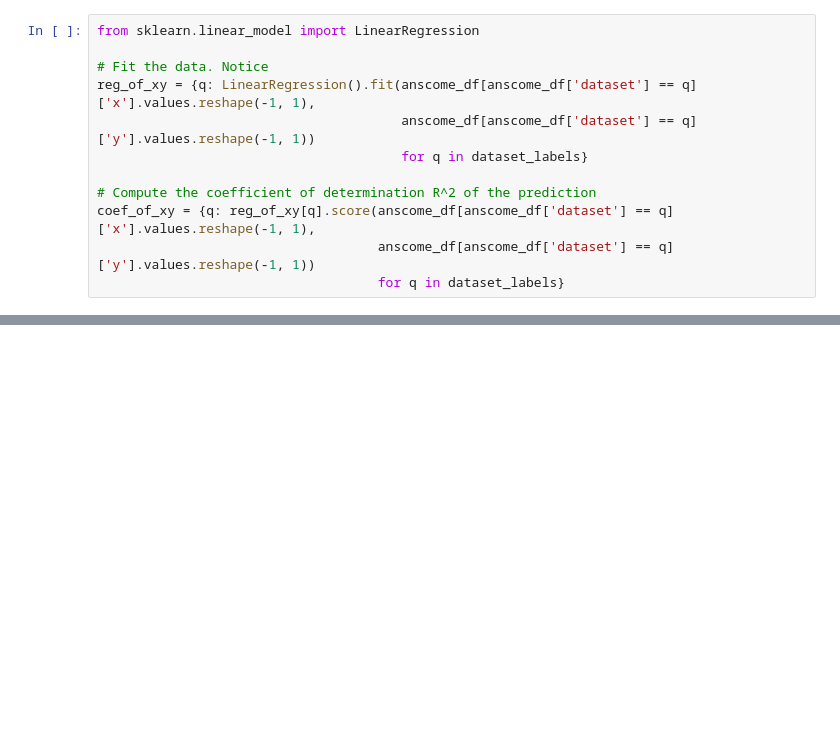
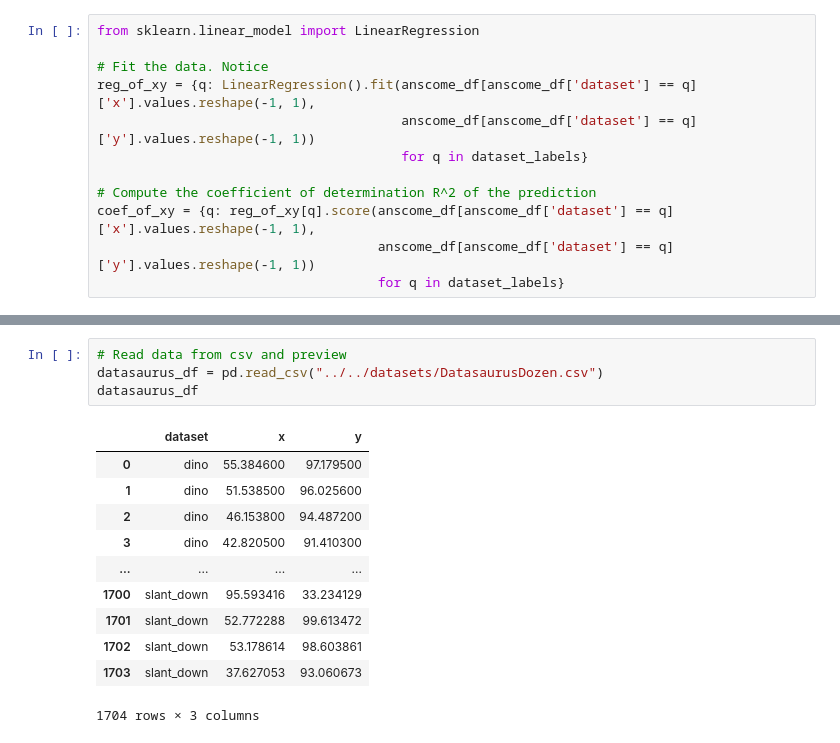
Before and after one commit to manlio99/Materia-de-aprendizaje, a Jupyter notebook: code/1_Anscombe/anscombe.ipynb, the cells around one changed output, grey strips where cells are left out. Cells and saved outputs as stored; diff of their text form; blank space fills up the shorter version.

```diff
--- a/code/1_Anscombe/anscombe.ipynb
+++ b/code/1_Anscombe/anscombe.ipynb
@@ -89,0 +124,16 @@ sns.lmplot(x="x", y="y", col="dataset", hue="dataset", data=anscome_df,
+# %%
+# Read data from csv and preview
+datasaurus_df = pd.read_csv("../../datasets/DatasaurusDozen.csv")
+datasaurus_df
+# %% [output]
+|  | dataset | x | y |
+| 0 | dino | 55.384600 | 97.179500 |
+| 1 | dino | 51.538500 | 96.025600 |
+| 2 | dino | 46.153800 | 94.487200 |
+| 3 | dino | 42.820500 | 91.410300 |
+| ... | ... | ... | ... |
+| 1700 | slant_down | 95.593416 | 33.234129 |
+| 1701 | slant_down | 52.772288 | 99.613472 |
+| 1702 | slant_down | 53.178614 | 98.603861 |
+| 1703 | slant_down | 37.627053 | 93.060673 |
+1704 rows × 3 columns
```
Also changed, not shown: parts of 8 cells of this notebook, 1 other file.
